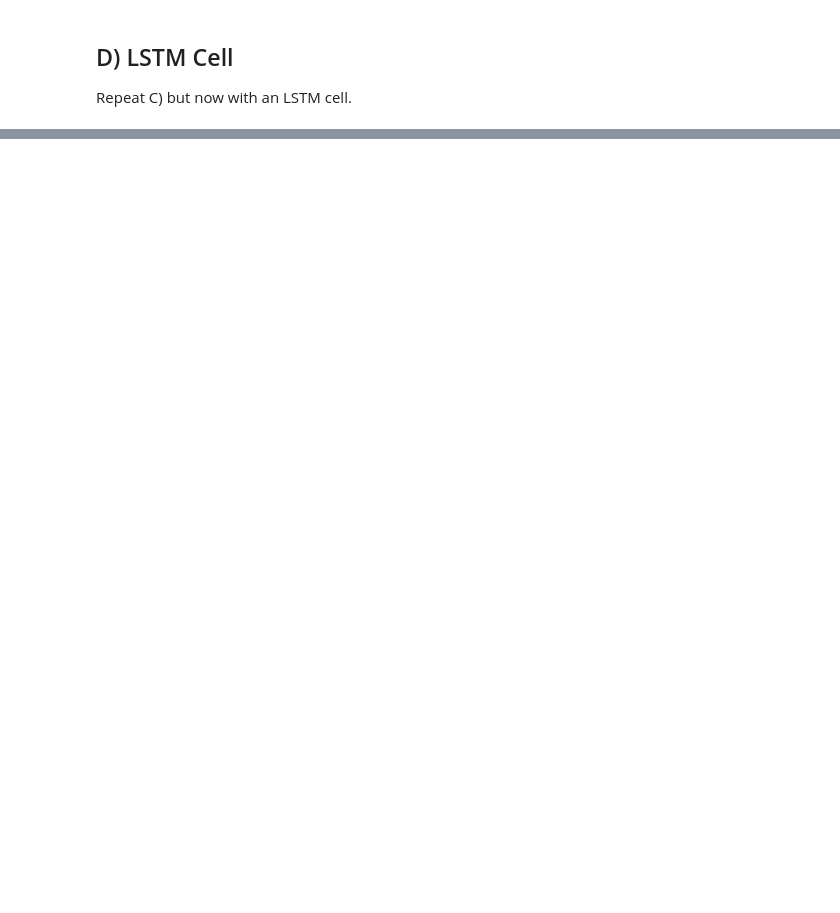
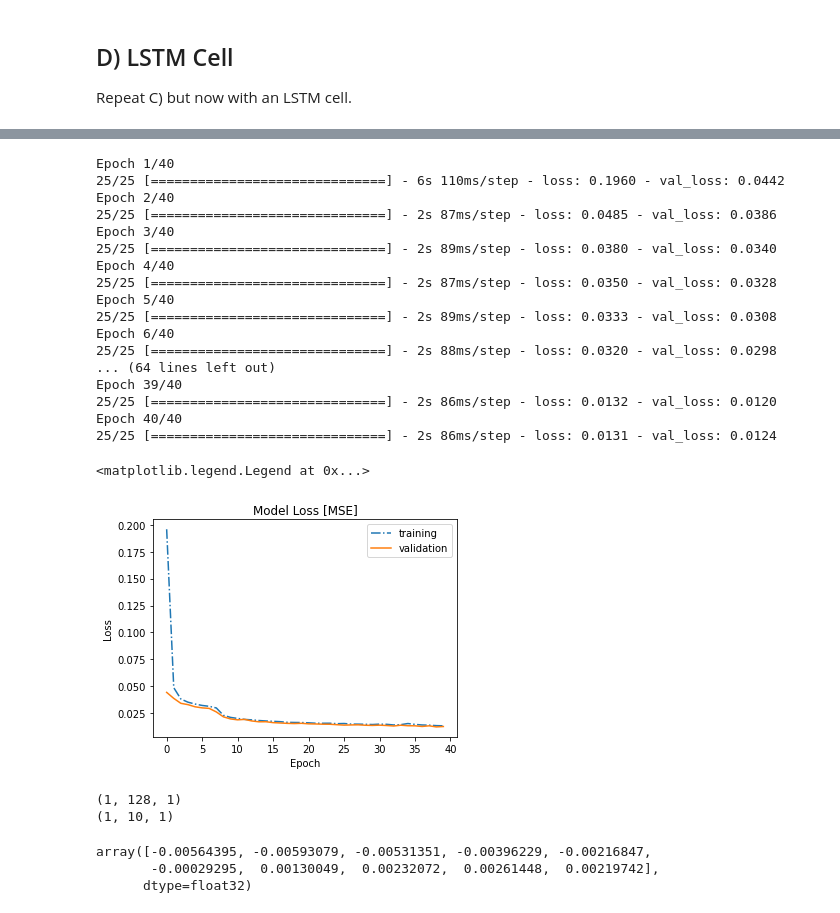
Before and after one commit to schmuecker/machine-learning-course, a Jupyter notebook: Deep Learning/03 rnn/03.1/LSTM_vs_1DConv_no_solution.ipynb, the cells around one changed output, grey strips where cells are left out. Cells and saved outputs as stored; diff of their text form; code cells hidden in the pictures; blank space fills up the shorter version.

```diff
--- a/Deep Learning/03 rnn/03.1/LSTM_vs_1DConv_no_solution.ipynb
+++ b/Deep Learning/03 rnn/03.1/LSTM_vs_1DConv_no_solution.ipynb
@@ -360,3 +477,20 @@ As in A) make preaded preditions on noise less data.
 # %% [markdown]
 ## D) LSTM Cell
 Repeat C) but now with an LSTM cell.
+# %%
+def create_LSTM(hidden_units, dense_units, input_shape, activation):
+    new_model = Sequential()
+    new_model.add(LSTM(hidden_units, input_shape= input_shape,
+                        activation=activation[0], return_sequences=True))
+    new_model.add(LSTM(hidden_units, input_shape= input_shape,
+                        activation=activation[0], return_sequences=True))
+    new_model.add(LSTM(hidden_units, input_shape= input_shape,
+                        activation=activation[0], return_sequences=True))
+    new_model.add(Dense(units=dense_units, activation=activation[1]))
+    new_model.add(Lambda(slice, arguments={'slice_length':look_ahead}))
+    new_model.compile(loss='mean_squared_error', optimizer='adam')
+    return new_model
+
+model4 = create_LSTM(48, 1, (None,1), activation=['tanh', 'tanh'])
+
+model4.summary()
@@ -362,0 +517,49 @@ Repeat C) but now with an LSTM cell.
+# %%
+X_train = X[:799]
+Y_train = Y[:799]
+X_valid = X[800:]
+Y_valid = Y[800:]
+
+history = model4.fit(X_train, Y_train, validation_data=(X_valid, Y_valid), epochs=40)
+
+# Plot
+plt.figure(figsize=(12,4))
+
+plt.subplot(1,2,(2))
+plt.plot(history.history['loss'], linestyle='-.')
+plt.plot(history.history['val_loss'])
+plt.title('Model Loss [MSE]')
+plt.ylabel('Loss')
+plt.xlabel('Epoch')
+plt.legend(['training', 'validation'], loc='upper right')
+# %% [output]
+Epoch 1/40
+25/25 [==============================] - 6s 110ms/step - loss: 0.1960 - val_loss: 0.0442
+Epoch 2/40
+25/25 [==============================] - 2s 87ms/step - loss: 0.0485 - val_loss: 0.0386
+Epoch 3/40
+25/25 [==============================] - 2s 89ms/step - loss: 0.0380 - val_loss: 0.0340
+Epoch 4/40
+25/25 [==============================] - 2s 87ms/step - loss: 0.0350 - val_loss: 0.0328
+Epoch 5/40
+25/25 [==============================] - 2s 89ms/step - loss: 0.0333 - val_loss: 0.0308
+Epoch 6/40
+25/25 [==============================] - 2s 88ms/step - loss: 0.0320 - val_loss: 0.0298
+... (64 lines left out)
+Epoch 39/40
+25/25 [==============================] - 2s 86ms/step - loss: 0.0132 - val_loss: 0.0120
+Epoch 40/40
+25/25 [==============================] - 2s 86ms/step - loss: 0.0131 - val_loss: 0.0124
+<matplotlib.legend.Legend at 0x...>
+[figure, added]
+# %%
+x_test,y_test = gen_data(size=1,noise=0.0)
+print(x_test.shape)
+print(y_test.shape)
+model3.predict(x_test).reshape(-1)#Predicts 10 value
+# %% [output]
+(1, 128, 1)
+(1, 10, 1)
+array([-0.00564395, -0.00593079, -0.00531351, -0.00396229, -0.00216847,
+       -0.00029295,  0.00130049,  0.00232072,  0.00261448,  0.00219742],
+      dtype=float32)
```
Also changed, not shown: parts of 18 cells of this notebook.
